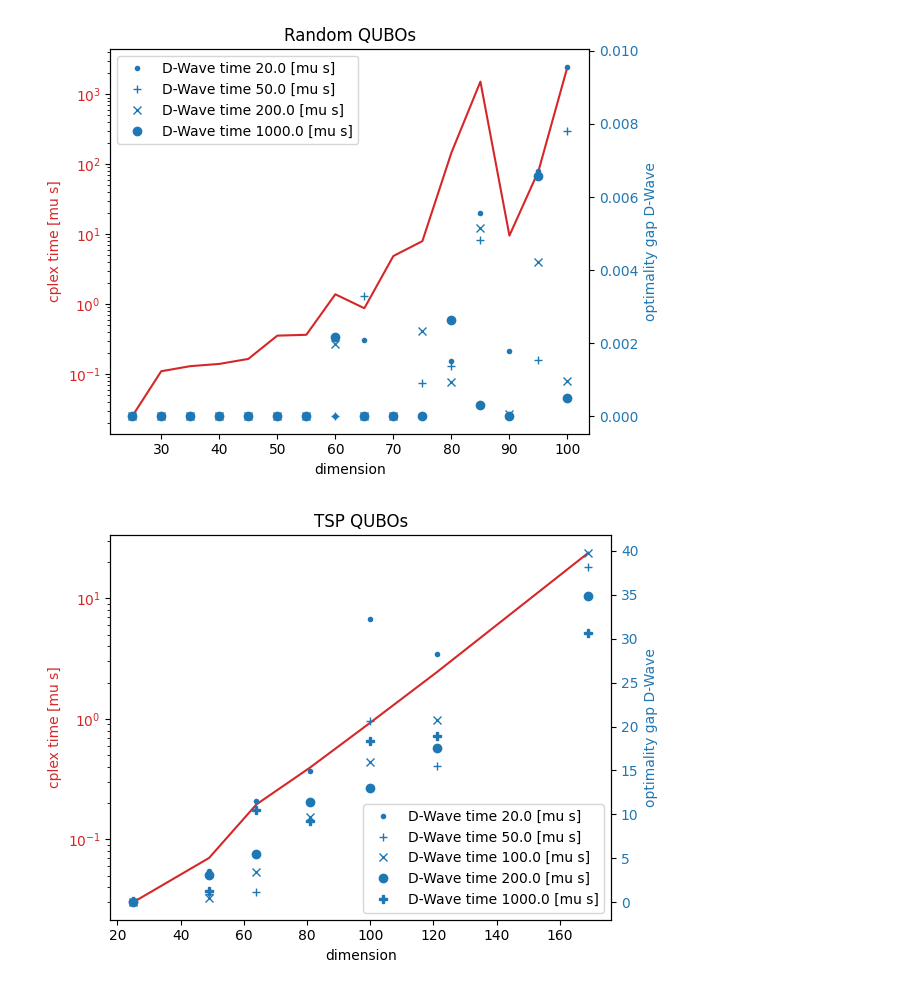
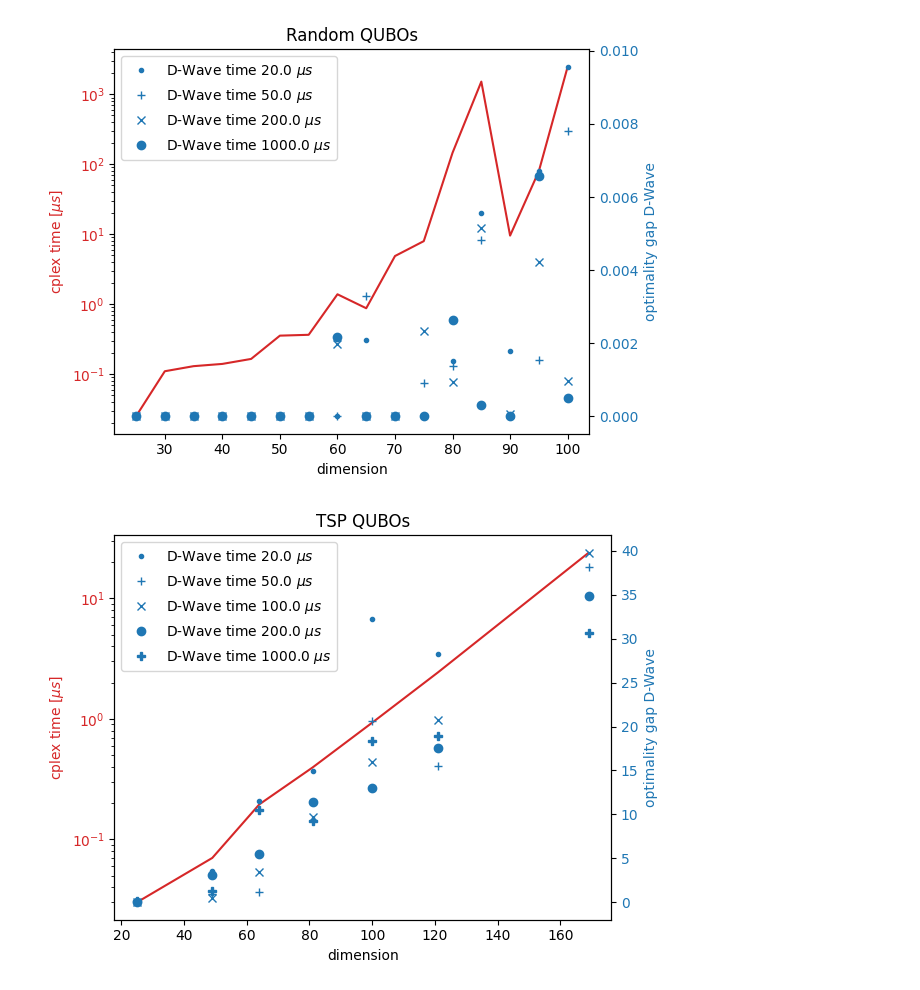
Before and after one commit to s-rubbert/MIRP_benchmarking, a Jupyter notebook: qubo_benchmark_plots.ipynb, the cells around one changed output. Saved outputs shown, nothing was run; the diff lists cells and outputs as text; code cells hidden in the pictures.

```diff
--- a/qubo_benchmark_plots.ipynb
+++ b/qubo_benchmark_plots.ipynb
@@ -96,7 +96,7 @@ cplex_tsp_qubo_results = np.array([
     [225, 0, 21.872, 85.53],
 ])
 # %%
- def plot_results(dwave_results, cplex_results, time_unit='s', title=''):
+ def plot_results(dwave_results, cplex_results, time_unit='$s$', title=''):
     dwave_results = {(size, instance, time): objective for size, instance, time, objective in dwave_results}
     cplex_results = {(size, instance): [time, objective] for size, instance, objective, time in cplex_results}
     dwave_calculation_times = np.sort(list({time for size, instance, time in dwave_results.keys()}))
@@ -131,7 +131,7 @@ cplex_tsp_qubo_results = np.array([
     markers = ['.', '+', 'x', 'o', 'P']
     ax2.set_ylabel('optimality gap D-Wave', color=color)  # we already handled the x-label with ax1
     for counter, gaps in enumerate(optimality_gap):
-        ax2.plot(dimensions, gaps, markers[counter], color=color, label=f'D-Wave time {dwave_calculation_times[counter]} [{time_unit}]')
+        ax2.plot(dimensions, gaps, markers[counter], color=color, label=f'D-Wave time {dwave_calculation_times[counter]} {time_unit}')
     ax2.tick_params(axis='y', labelcolor=color)
 
     color = 'tab:red'
@@ -143,12 +143,13 @@ cplex_tsp_qubo_results = np.array([
     plt.title(title)
     plt.legend()
     fig.tight_layout()
+    plt.savefig(title.replace(' ', '_') + '_plot')
     plt.show()
 # %%
-plot_results(random_qubo_results, cplex_random_qubo, time_unit='mu s', title='Random QUBOs')
-plot_results(tsp_qubo_results, cplex_tsp_qubo_results, time_unit='mu s', title='TSP QUBOs')
+plot_results(random_qubo_results, cplex_random_qubo, time_unit='$\mu s$', title='Random QUBOs')
+plot_results(tsp_qubo_results, cplex_tsp_qubo_results, time_unit='$\mu s$', title='TSP QUBOs')
 plot_results(tsp_qbo_results, cplex_tsp_qbo_results, time_unit='s', title='TSP QBOs')
 plot_results(tsp_square_constraint_qbo_results, cplex_tsp_qbo_results, time_unit='s', title='TSP QBOs (D-Wave Square Constraints)')
 # %% [output]
-[figure, old version]
+[figure, new version]
-[figure, old version]
+[figure, new version]
```
Also changed, not shown: parts of 1 cell of this notebook, 4 other files.
